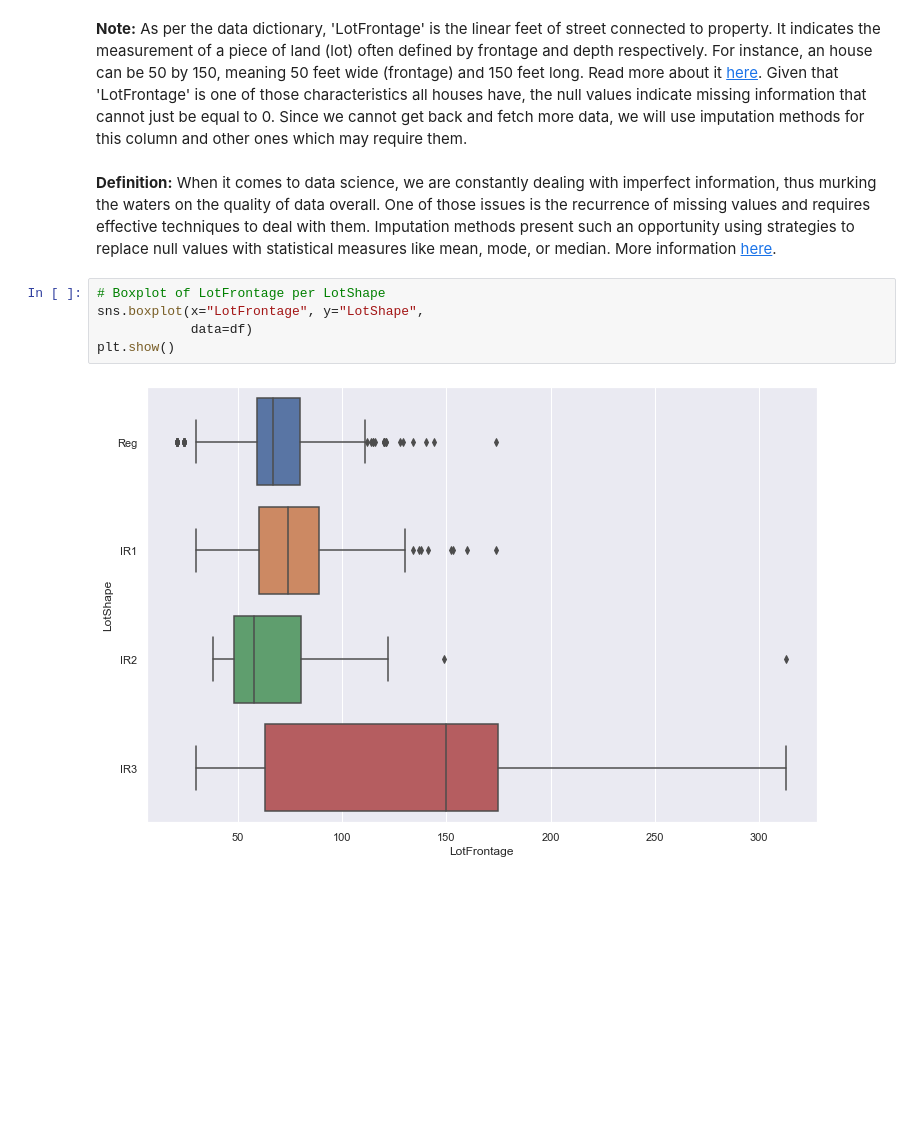
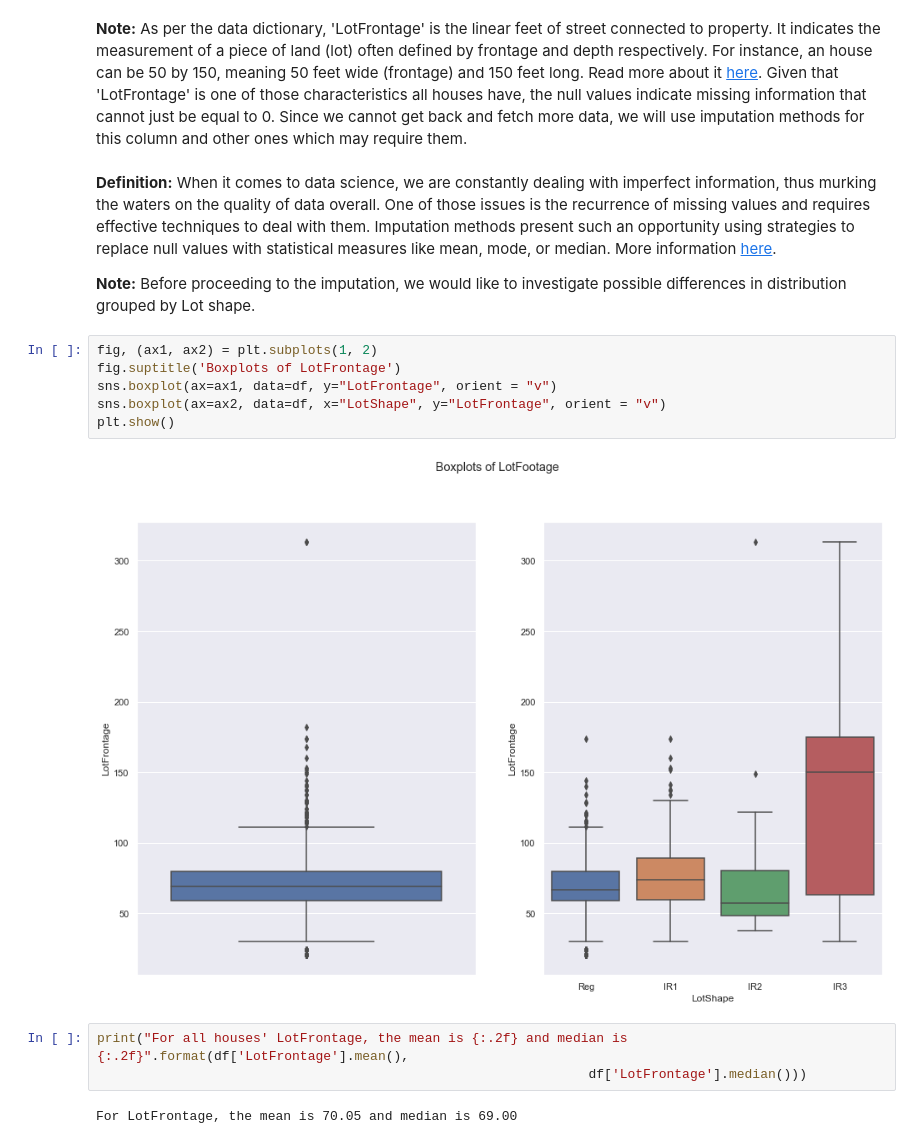
Before and after one commit to aorsot1/data_science_kaggle_datasets, a Jupyter notebook: house_price_predictions/house_price_prediction.ipynb, the cells around one changed output. Drawn from its saved outputs; the diff is of its cells as text; blank space fills up the shorter version.

```diff
--- a/house_price_predictions/house_price_prediction.ipynb
+++ b/house_price_predictions/house_price_prediction.ipynb
@@ -200,10 +200,18 @@ We are missing 6965 values in our data at given percentages in the following col
 **Note:** As per the data dictionary, 'LotFrontage' is the linear feet of street connected to property. It indicates the measurement of a piece of land (lot) often defined by frontage and depth respectively. For instance, an house can be 50 by 150, meaning 50 feet wide (frontage) and 150 feet long. Read more about it [here](https://www.gimme-shelter.com/frontage-50043/). Given that 'LotFrontage' is one of those characteristics all houses have, the null values indicate missing information that cannot just be equal to 0. Since we cannot get back and fetch more data, we will use imputation methods for this column and other ones which may require them.
 # %% [markdown]
 **Definition:** When it comes to data science, we are constantly dealing with imperfect information, thus murking the waters on the quality of data overall. One of those issues is the recurrence of missing values and requires effective techniques to deal with them. Imputation methods present such an opportunity using strategies to replace null values with statistical measures like mean, mode, or median. More information [here](https://machinelearningmastery.com/statistical-imputation-for-missing-values-in-machine-learning/).
+
+**Note:** Before proceeding to the imputation, we would like to investigate possible differences in distribution grouped by Lot shape.
-# %%
-# Boxplot of LotFrontage per LotShape
-sns.boxplot(x="LotFrontage", y="LotShape",
-            data=df)
-plt.show()
-# %% [output]
-[figure, removed]
+# %%
+fig, (ax1, ax2) = plt.subplots(1, 2)
+fig.suptitle('Boxplots of LotFrontage')
+sns.boxplot(ax=ax1, data=df, y="LotFrontage", orient = "v")
+sns.boxplot(ax=ax2, data=df, x="LotShape", y="LotFrontage", orient = "v")
+plt.show()
+# %% [output]
+[figure, added]
+# %%
+print("For all houses' LotFrontage, the mean is {:.2f} and median is {:.2f}".format(df['LotFrontage'].mean(),
+                                                               df['LotFrontage'].median()))
+# %% [output]
+For LotFrontage, the mean is 70.05 and median is 69.00
```
Also changed, not shown: parts of 5 cells of this notebook.
